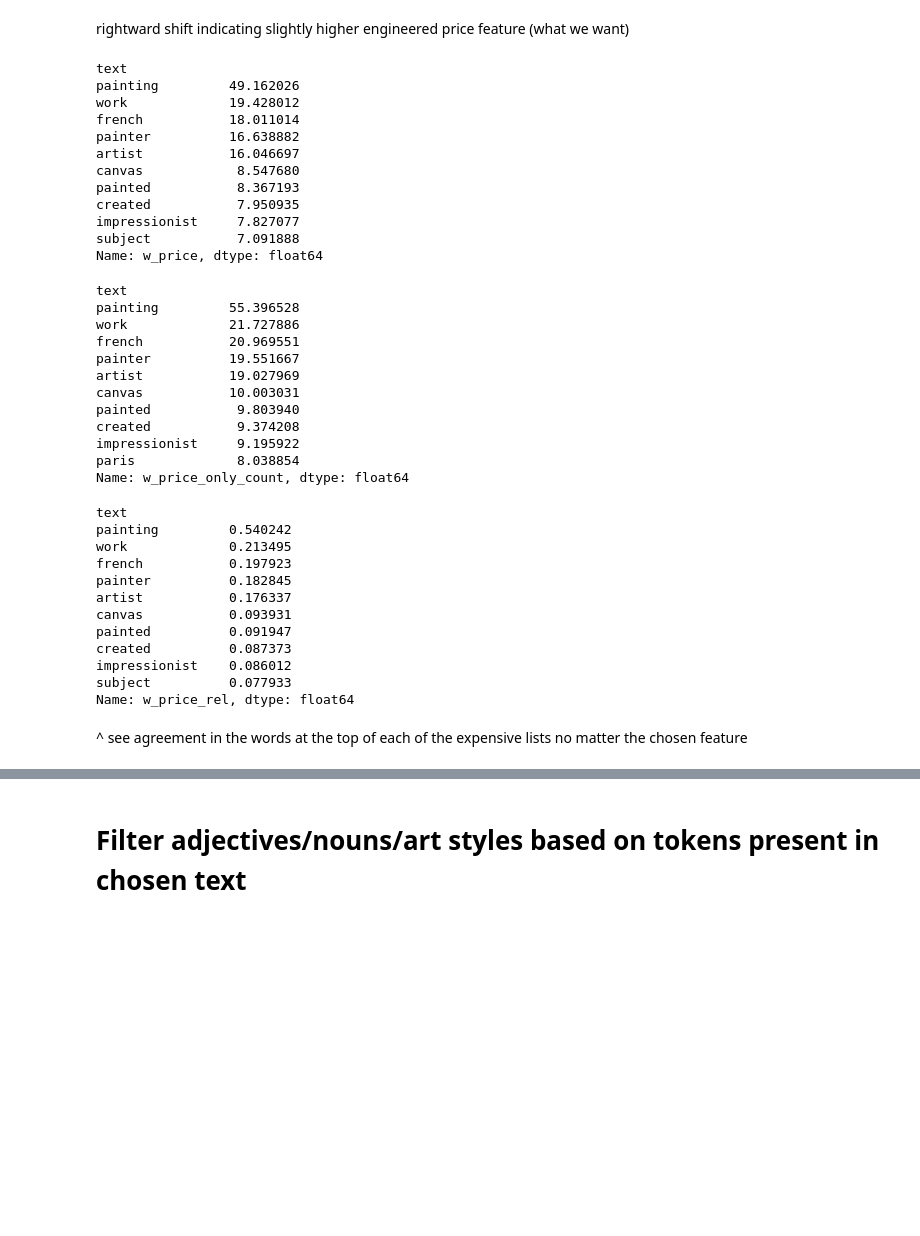
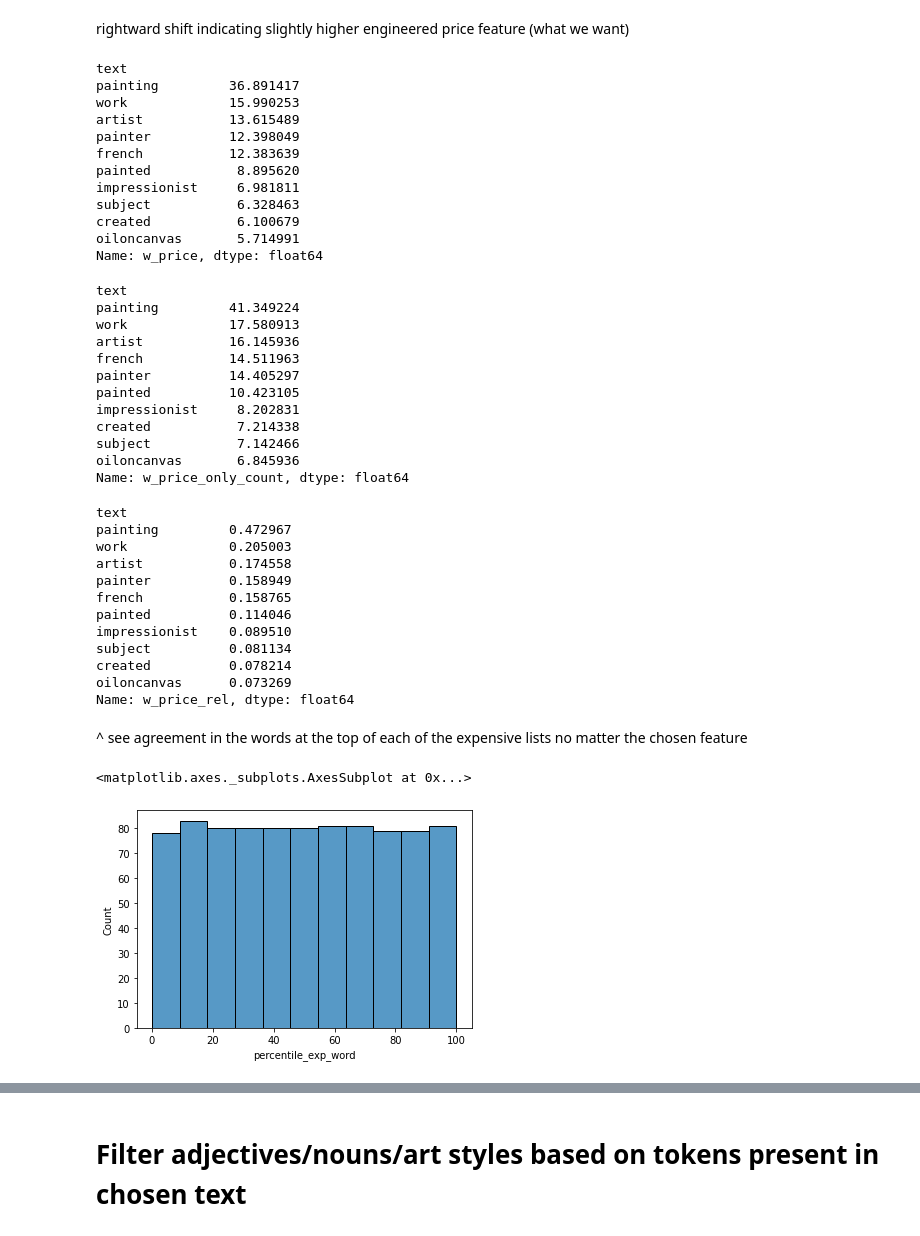
Before and after one commit to hdavidoff/datathon23, a Jupyter notebook: Summary_exploration_and_cleaning.ipynb, the cells around one changed output, grey strips where cells are left out. Drawn from its saved outputs; the diff is of its cells as text; code cells hidden in the pictures; blank space fills up the shorter version.

```diff
--- a/Summary_exploration_and_cleaning.ipynb
+++ b/Summary_exploration_and_cleaning.ipynb
@@ -735,50 +737,57 @@ ax.tick_params(left=False,bottom=False)
 # %% [markdown]
 rightward shift indicating slightly higher engineered price feature (what we want)
 # %%
-new_df_exp['w_price'].nlargest(10)
+df_combo['w_price'].nlargest(10)
 # %% [output]
 text
-painting         49.162026
-work             19.428012
-french           18.011014
-painter          16.638882
-artist           16.046697
-canvas            8.547680
-painted           8.367193
-created           7.950935
-impressionist     7.827077
-subject           7.091888
+painting         36.891417
+work             15.990253
+artist           13.615489
+painter          12.398049
+french           12.383639
+painted           8.895620
+impressionist     6.981811
+subject           6.328463
+created           6.100679
+oiloncanvas       5.714991
 Name: w_price, dtype: float64
 # %%
-new_df_exp['w_price_only_count'].nlargest(10)
+df_combo['w_price_only_count'].nlargest(10)
 # %% [output]
 text
-painting         55.396528
-work             21.727886
-french           20.969551
-painter          19.551667
-artist           19.027969
-canvas           10.003031
-painted           9.803940
-created           9.374208
-impressionist     9.195922
-paris             8.038854
+painting         41.349224
+work             17.580913
+artist           16.145936
+french           14.511963
+painter          14.405297
+painted          10.423105
+impressionist     8.202831
+created           7.214338
+subject           7.142466
+oiloncanvas       6.845936
 Name: w_price_only_count, dtype: float64
 # %%
-new_df_exp['w_price_rel'].nlargest(10)
+df_combo['w_price_rel'].nlargest(10)
 # %% [output]
 text
-painting         0.540242
-work             0.213495
-french           0.197923
-painter          0.182845
-artist           0.176337
-canvas           0.093931
-painted          0.091947
-created          0.087373
-impressionist    0.086012
-subject          0.077933
+painting         0.472967
+work             0.205003
+artist           0.174558
+painter          0.158949
+french           0.158765
+painted          0.114046
+impressionist    0.089510
+subject          0.081134
+created          0.078214
+oiloncanvas      0.073269
 Name: w_price_rel, dtype: float64
 # %% [markdown]
 ^ see agreement in the words at the top of each of the expensive lists no matter the chosen feature
+# %%
+ref_array = df_combo['difference_to_expensive'].values
+df_combo['percentile_exp_word'] = df_combo.apply(lambda x: stats.percentileofscore(ref_array,x['difference_to_expensive']),axis=1)
+sns.histplot(df_combo['percentile_exp_word'])
+# %% [output]
+<matplotlib.axes._subplots.AxesSubplot at 0x...>
+[figure, added]
 # %%
```
Also changed, not shown: parts of 25 cells of this notebook.
